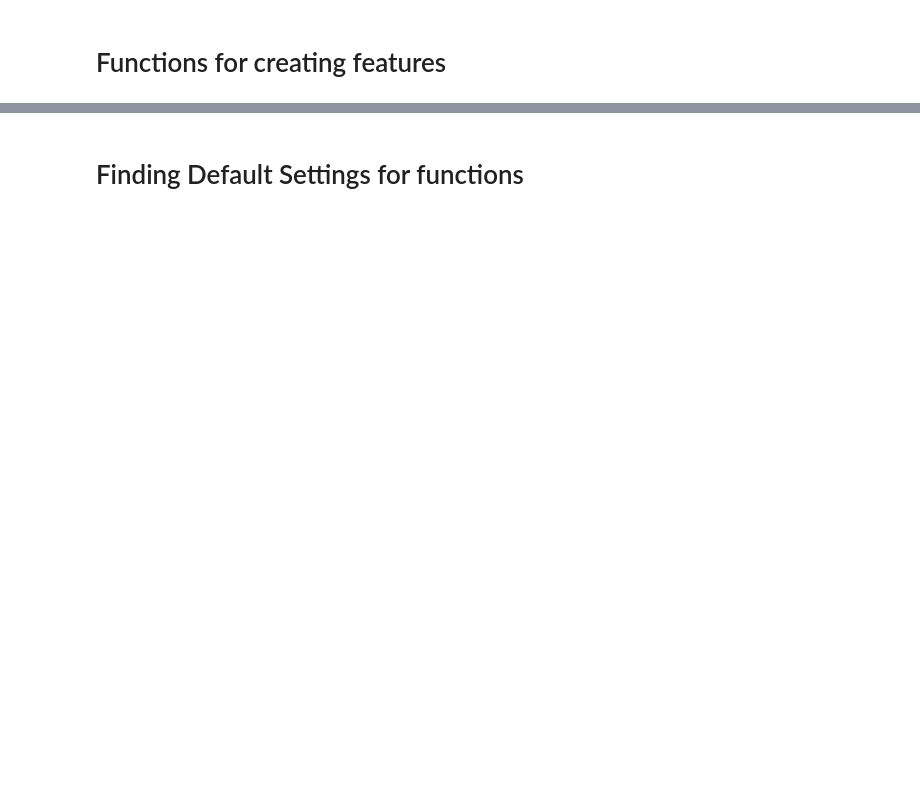
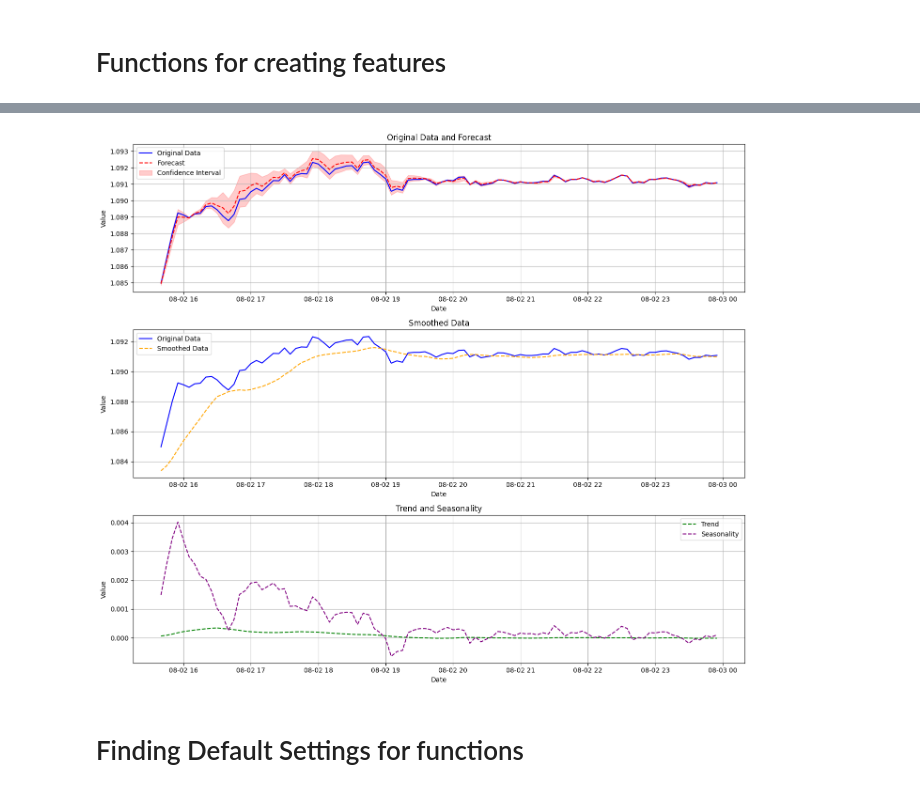
Before and after one commit to Alexa9der/trading_robot, a Jupyter notebook: src/trading_robot/notebooks/basic_future_inzenering.ipynb, the cells around one changed output, grey strips where cells are left out. Drawn from its saved outputs; the diff is of its cells as text; code cells hidden in the pictures; blank space fills up the shorter version.

```diff
--- a/src/trading_robot/notebooks/basic_future_inzenering.ipynb
+++ b/src/trading_robot/notebooks/basic_future_inzenering.ipynb
@@ -159,8 +216,8 @@ class HoltWinters:
 
         return seasonals
 
-    def triple_exponential_smoothing(self, data:pd.DataFrame, column:str= "Close", slen:int=12,
-                                     alpha:float=.9, beta:float=.2, gamma:float=0.1, n_preds:int=1,
+    def triple_exponential_smoothing(self, data:pd.DataFrame, column:str= "FLClose", slen:int=12,
+                                     alpha:float=.1, beta:float=.1, gamma:float=0.9, n_preds:int=1,
                                      scaling_factor:float = 1.96) -> pd.DataFrame:
         """
         Performs triple exponential smoothing and returns a DataFrame with the results,
@@ -258,33 +315,81 @@ class HoltWinters:
                 value = self._series.iloc[i]
                 last_smooth, smooth_val = smooth_val, self._alpha * (value - seasonals[i % self._slen]) + (1 - self._alpha) * (smooth_val + current_trend)
                 current_trend = self._beta * (smooth_val - last_smooth) + (1 - self._beta) * current_trend
                 seasonals[i % self._slen] = self._gamma * (value - smooth_val) + (1 - self._gamma) * seasonals[i % self._slen]
                 forecast = smooth_val + current_trend + seasonals[i % self._slen]
                 result.append(forecast)
 
                 # Отклонение рассчитывается по алгоритму Брутлага
                 predicted_deviation.append(self._gamma * np.abs(self._series.iloc[i] - result[i]) + (1 - self._gamma) * predicted_deviation[-1])
 
             upper_bound.append(result[-1] + self._scaling_factor * predicted_deviation[-1])
             lower_bound.append(result[-1] - self._scaling_factor * predicted_deviation[-1])
 
             smooth.append(smooth_val)
             trend.append(current_trend)
             season.append(seasonals[i % self._slen])
 
         df = pd.DataFrame({
             'Forecast': result[:len(self._series)],
             'Predicted_Deviation': predicted_deviation[:len(self._series)],
             'Upper_Bound': upper_bound[:len(self._series)],
             'Lower_Bound': lower_bound[:len(self._series)],
             'Smooth': smooth[:len(self._series)],
             'Trend': trend[:len(self._series)],
             'Season': season[:len(self._series)]
         }, index=self._series.index)
 
         # Merge original data with results
         return pd.merge(data, df, how='inner', left_index=True, right_index=True)
 
-# hw = HoltWinters()
-# hw.triple_exponential_smoothing(data)
+    def plot_triple_exponential_smoothing(self, df: pd.DataFrame, column: str = "FLClose"):
+        """
+        Plots the results of triple exponential smoothing.
+
+        Parameters:
+        df (pd.DataFrame): The DataFrame with the results of triple exponential smoothing.
+        column (str): The name of the column to plot (defaults to "Close").
+        """
+        plt.figure(figsize=(14, 12))
+
+        # Plot the original data
+        plt.subplot(3, 1, 1)
+        plt.plot(df.index, df[column], label='Original Data', color='blue')
+        plt.plot(df.index, df['Forecast'], label='Forecast', color='red', linestyle='--')
+        plt.fill_between(df.index, df['Lower_Bound'], df['Upper_Bound'], color='red', alpha=0.2, label='Confidence Interval')
+        plt.title('Original Data and Forecast')
+        plt.xlabel('Date')
+        plt.ylabel('Value')
+        plt.legend()
+        plt.grid(True)
+
+        # Plot the smoothed values
+        plt.subplot(3, 1, 2)
+        plt.plot(df.index, df[column], label='Original Data', color='blue')
+        plt.plot(df.index, df['Smooth'], label='Smoothed Data', color='orange', linestyle='--')
+        plt.title('Smoothed Data')
+        plt.xlabel('Date')
+        plt.ylabel('Value')
+        plt.legend()
+        plt.grid(True)
+
+        # Plot the trend and seasonality
+        plt.subplot(3, 1, 3)
+        plt.plot(df.index, df['Trend'], label='Trend', color='green', linestyle='--')
+        plt.plot(df.index, df['Season'], label='Seasonality', color='purple', linestyle='--')
+        plt.title('Trend and Seasonality')
+        plt.xlabel('Date')
+        plt.ylabel('Value')
+        plt.legend()
+        plt.grid(True)
+
+        plt.tight_layout()
+        plt.show()
+
+hw = HoltWinters()
+data = hw.triple_exponential_smoothing(data)
+
+hw.plot_triple_exponential_smoothing(data[-100:])
+# %% [output]
+[figure, added]
 # %%
```
Also changed, not shown: parts of 18 cells of this notebook, 4 other files.
